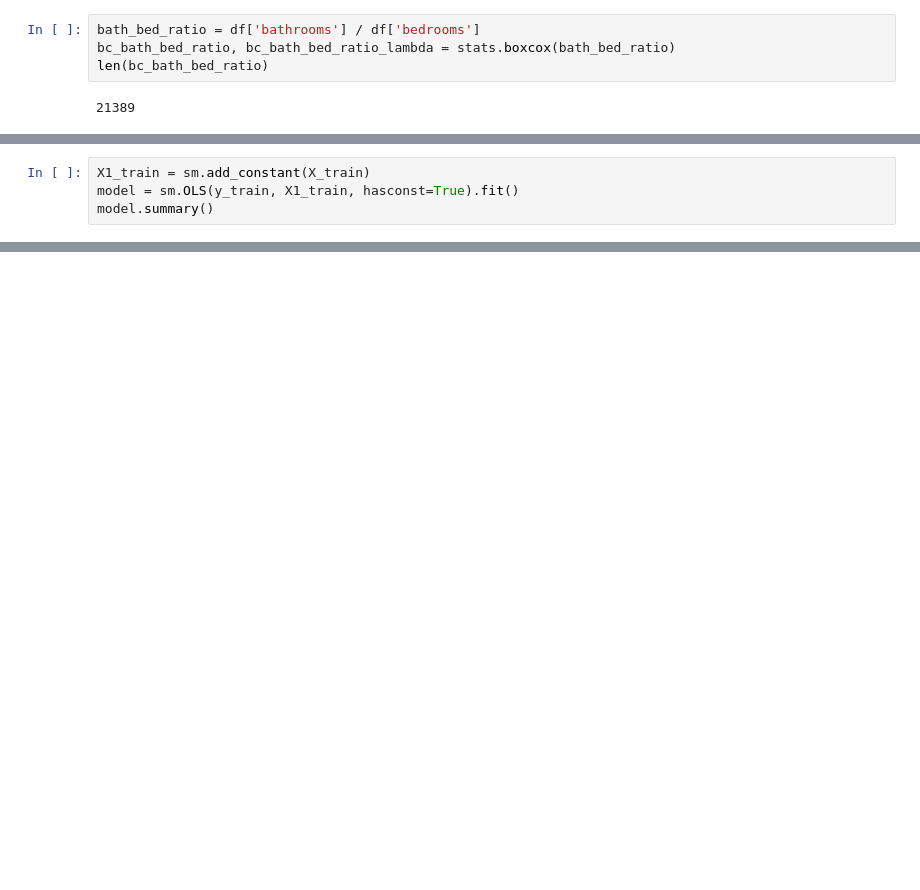
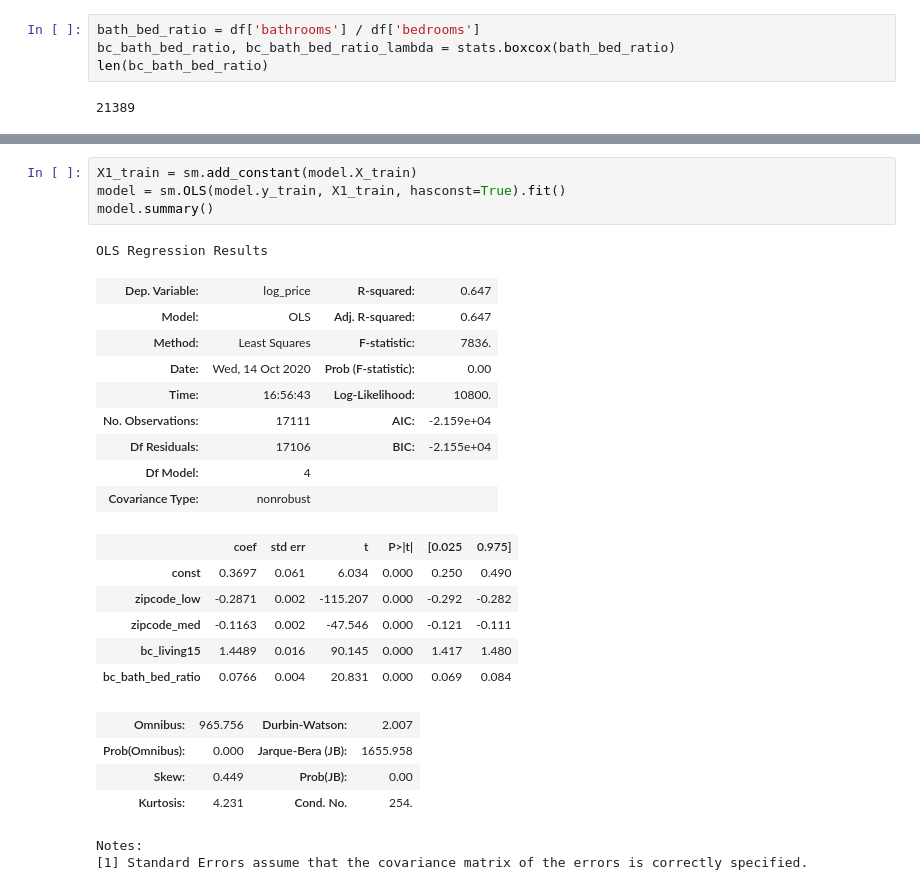
Before and after one commit to sethchart/Housing_Analysis, a Jupyter notebook: notebooks/PricingModel.ipynb, the cells around one changed output, grey strips where cells are left out. Drawn from its saved outputs; the diff is of its cells as text; blank space fills up the shorter version.

```diff
--- a/notebooks/PricingModel.ipynb
+++ b/notebooks/PricingModel.ipynb
@@ -137,4 +45,0 @@ ra.plot_residuals_against_prediction(10**y_hat_train, price_res_train)
-# %%
-X1_train = sm.add_constant(X_train)
-model = sm.OLS(y_train, X1_train, hasconst=True).fit()
-model.summary()
@@ -171,0 +182,27 @@ Test Root Mean Squarred Error: 198034.01894235815
+# %%
+X1_train = sm.add_constant(model.X_train)
+model = sm.OLS(model.y_train, X1_train, hasconst=True).fit()
+model.summary()
+# %% [output]
+OLS Regression Results
+| Dep. Variable: | log_price | R-squared: | 0.647 |
+| Model: | OLS | Adj. R-squared: | 0.647 |
+| Method: | Least Squares | F-statistic: | 7836. |
+| Date: | Wed, 14 Oct 2020 | Prob (F-statistic): | 0.00 |
+| Time: | 16:56:43 | Log-Likelihood: | 10800. |
+| No. Observations: | 17111 | AIC: | -2.159e+04 |
+| Df Residuals: | 17106 | BIC: | -2.155e+04 |
+| Df Model: | 4 |  |  |
+| Covariance Type: | nonrobust |  |  |
+|  | coef | std err | t | P>|t| | [0.025 | 0.975] |
+| const | 0.3697 | 0.061 | 6.034 | 0.000 | 0.250 | 0.490 |
+| zipcode_low | -0.2871 | 0.002 | -115.207 | 0.000 | -0.292 | -0.282 |
+| zipcode_med | -0.1163 | 0.002 | -47.546 | 0.000 | -0.121 | -0.111 |
+| bc_living15 | 1.4489 | 0.016 | 90.145 | 0.000 | 1.417 | 1.480 |
+| bc_bath_bed_ratio | 0.0766 | 0.004 | 20.831 | 0.000 | 0.069 | 0.084 |
+| Omnibus: | 965.756 | Durbin-Watson: | 2.007 |
+| Prob(Omnibus): | 0.000 | Jarque-Bera (JB): | 1655.958 |
+| Skew: | 0.449 | Prob(JB): | 0.00 |
+| Kurtosis: | 4.231 | Cond. No. | 254. |
+Notes:
+[1] Standard Errors assume that the covariance matrix of the errors is correctly specified.
```
Also changed, not shown: parts of 61 cells of this notebook, 1 other file.
